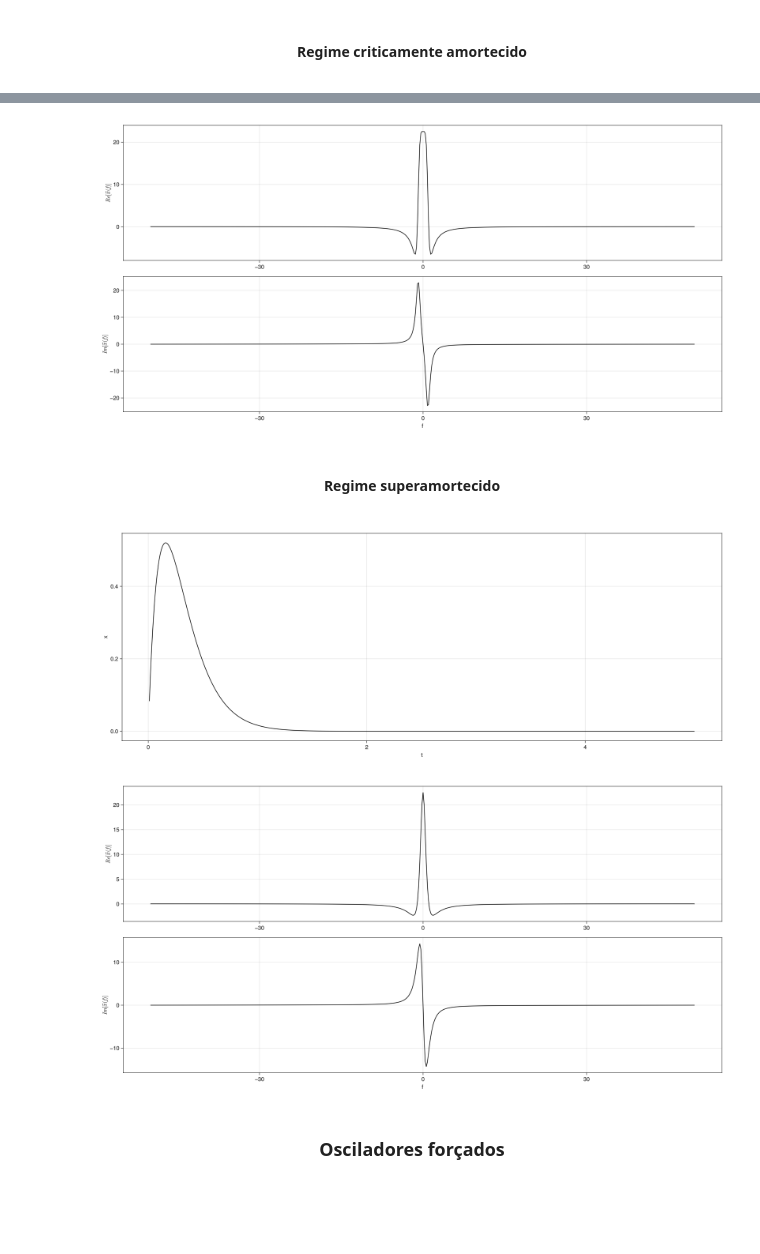
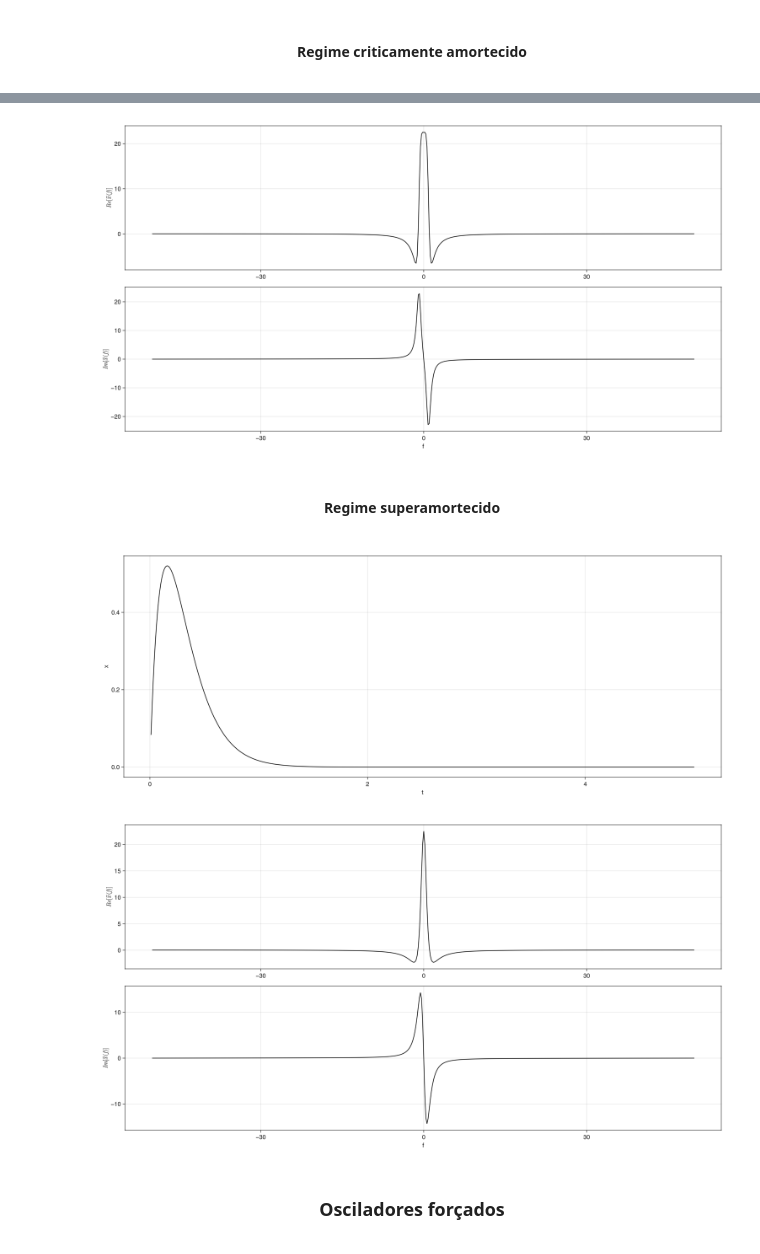
Before and after one commit to carlos-antunis-physics/notas-de-optica-nao-linear, a Jupyter notebook: notebooks/lecture-1.ipynb, the cells around one changed output, grey strips where cells are left out. Saved outputs shown, nothing was run; the diff lists cells and outputs as text; code cells hidden in the pictures; blank space fills up the shorter version.

```diff
--- a/notebooks/lecture-1.ipynb
+++ b/notebooks/lecture-1.ipynb
@@ -215,19 +242,19 @@ display("image/png", read("assets/lecture-1/critically-damped-harmonic-oscillato
 # %%
-fig = Figure(size = (1600, 800));
+fig = Figure(size = (1500, 800));
 ax = [
     Axis(fig[1, 1], ylabel = L"Re[\tilde{x}(f)]"),
     Axis(fig[2, 1], ylabel = L"Im[\tilde{x}(f)]", xlabel = "f")
 ];
 
 f = fftshift(fft(xs[2:end]));
 
 line = lines!(ax[1], ωs, real(f), color = :black);
 line = lines!(ax[2], ωs, imag(f), color = :black);
 
 save("assets/lecture-1/critically-damped-harmonic-oscillator-ft.png", fig);
 display("image/png", read("assets/lecture-1/critically-damped-harmonic-oscillator-ft.png"));
 # %% [output]
-[figure, old version]
+[figure, new version]
 # %% [markdown]
 <div align="center">
 
@@ -264,7 +291,7 @@ record(fig, "assets/lecture-1/overdamped-harmonic-oscillator.gif", ts; framerate
     display(fig);
 end;
 # %%
-fig = Figure(size = (1600, 600));
+fig = Figure(size = (1500, 600));
 ax = Axis(fig[1, 1], xlabel = "t", ylabel = "x");
 
 line = lines!(ax, ts, xs[2:end], color = :black);
@@ -272,9 +299,9 @@ line = lines!(ax, ts, xs[2:end], color = :black);
 save("assets/lecture-1/overdamped-harmonic-oscillator.png", fig);
 display("image/png", read("assets/lecture-1/overdamped-harmonic-oscillator.png"));
 # %% [output]
-[figure, old version]
+[figure, new version]
 # %%
-fig = Figure(size = (1600, 800));
+fig = Figure(size = (1500, 800));
 ax = [
     Axis(fig[1, 1], ylabel = L"Re[\tilde{x}(f)]"),
     Axis(fig[2, 1], ylabel = L"Im[\tilde{x}(f)]", xlabel = "f")
@@ -288,7 +315,7 @@ line = lines!(ax[2], ωs, imag(f), color = :black);
 save("assets/lecture-1/overdamped-harmonic-oscillator-ft.png", fig);
 display("image/png", read("assets/lecture-1/overdamped-harmonic-oscillator-ft.png"));
 # %% [output]
-[figure, old version]
+[figure, new version]
 # %% [markdown]
 <div align="center">
 
```
Also changed, not shown: parts of 19 cells of this notebook, 19 other files.
